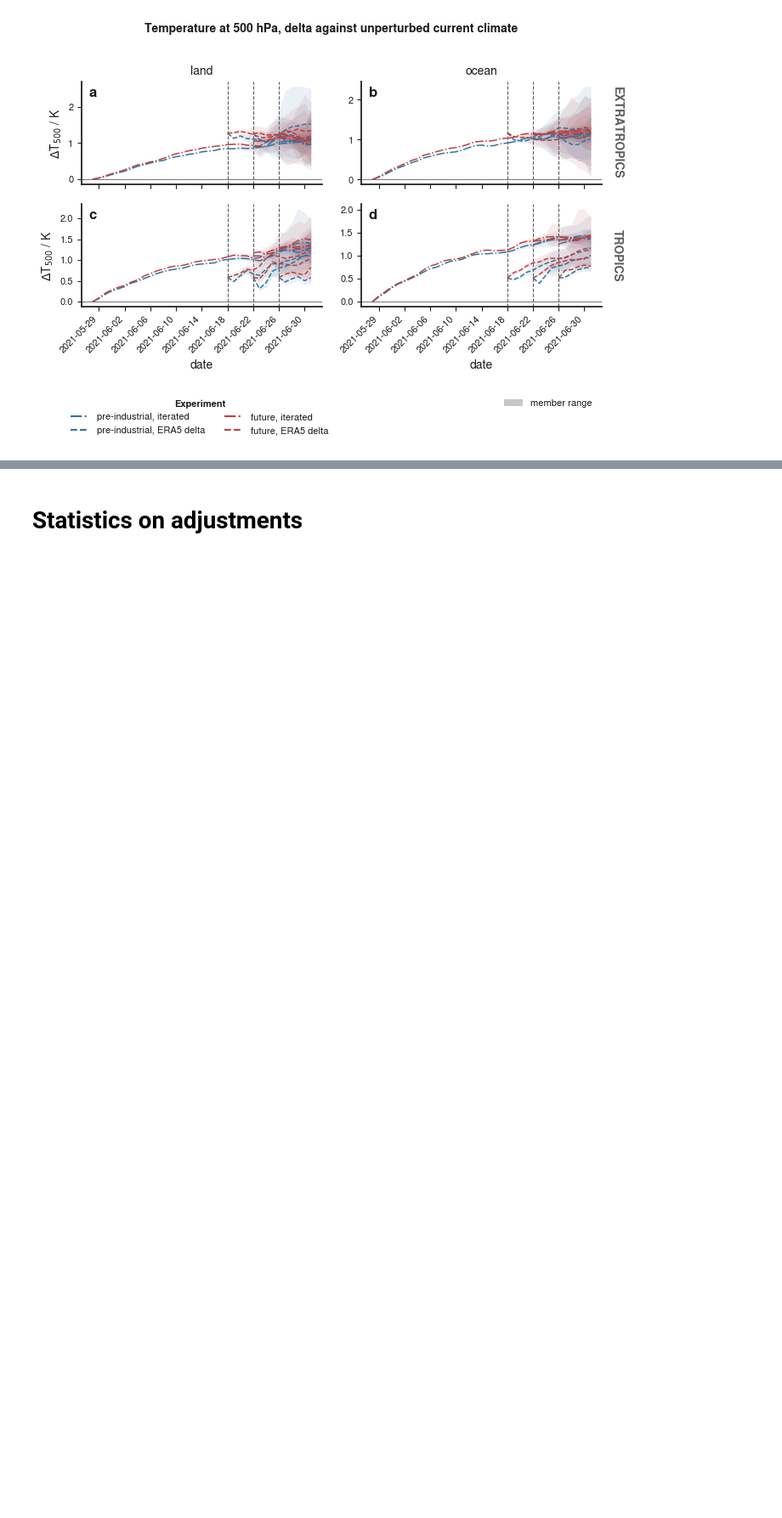
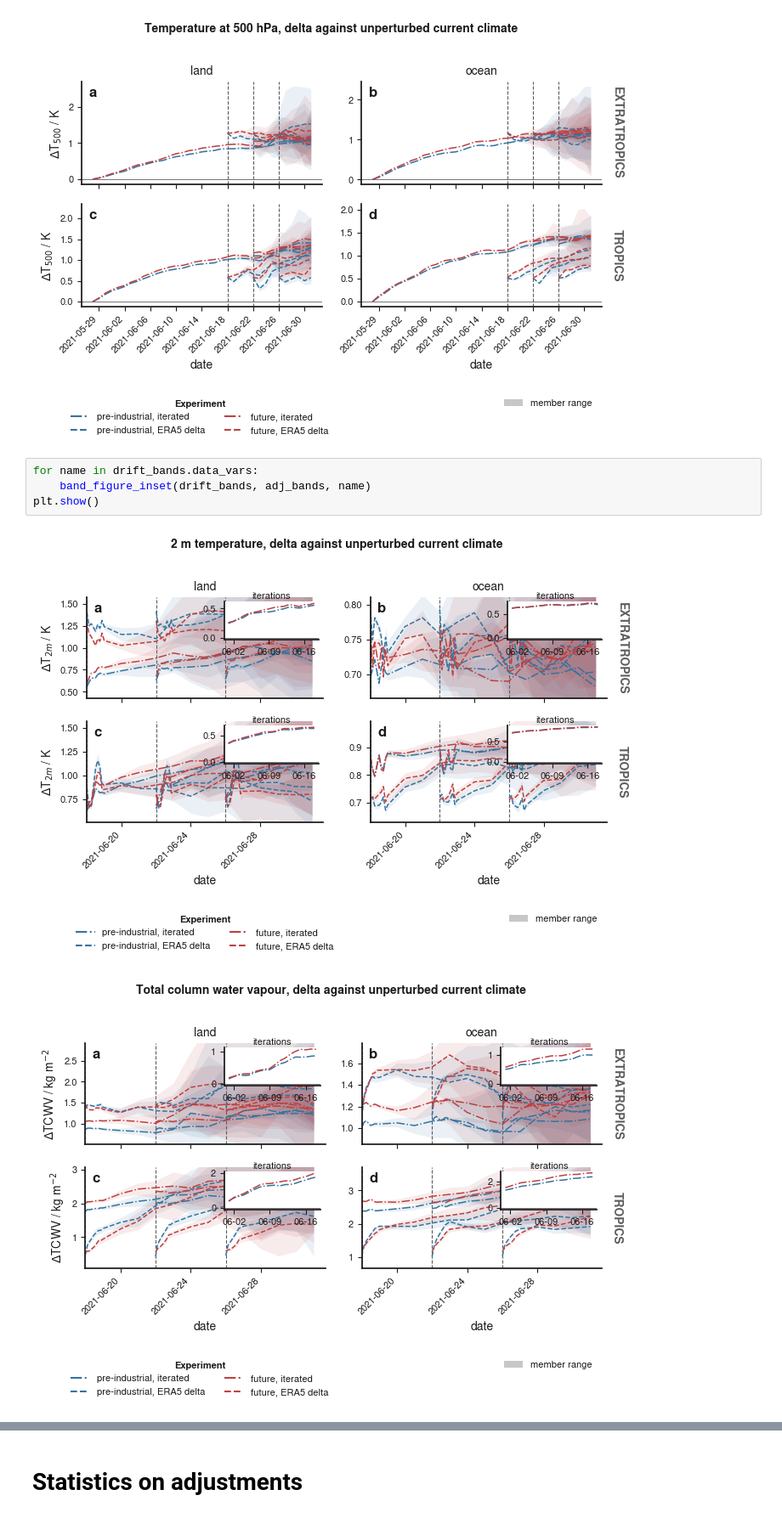
Before and after one commit to shirin-ermis/ATMICP, a Jupyter notebook: notebooks/12_adjustments.ipynb, the cells around one changed output, grey strips where cells are left out. Shown at 85% size. Drawn from its saved outputs; the diff is of its cells as text; blank space fills up the shorter version.

Commit message:
new adjustment plot styles and M climate in Z500 difference plots

```diff
--- a/notebooks/12_adjustments.ipynb
+++ b/notebooks/12_adjustments.ipynb
@@ -368,3 +564,10 @@ plt.show()
 [figure]
 [figure]
 [figure]
+# %%
+for name in drift_bands.data_vars:
+    band_figure_inset(drift_bands, adj_bands, name)
+plt.show()
+# %% [output]
+[figure, added]
+[figure, added]
```
Also changed, not shown: parts of 5 cells of this notebook, 14 other files.
